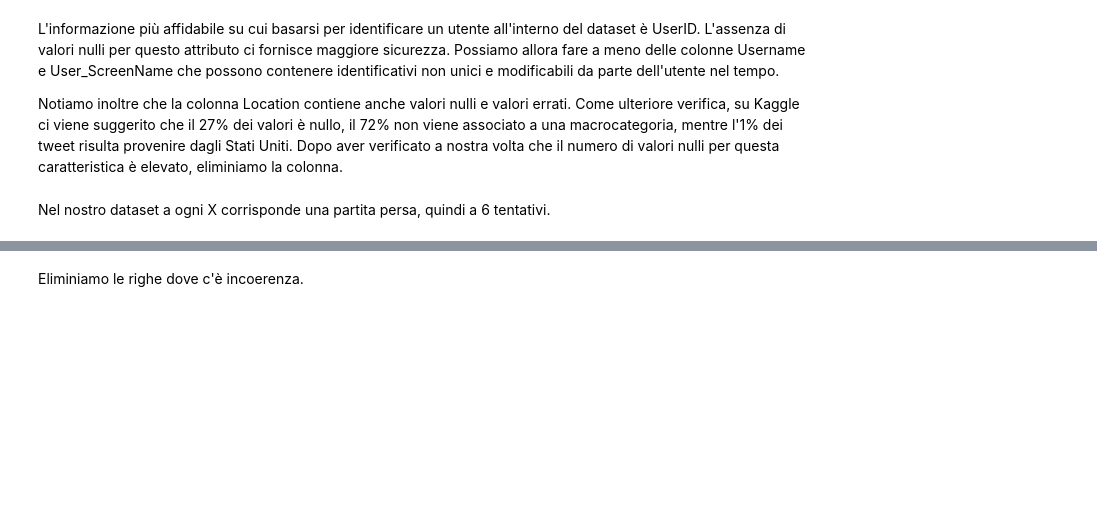
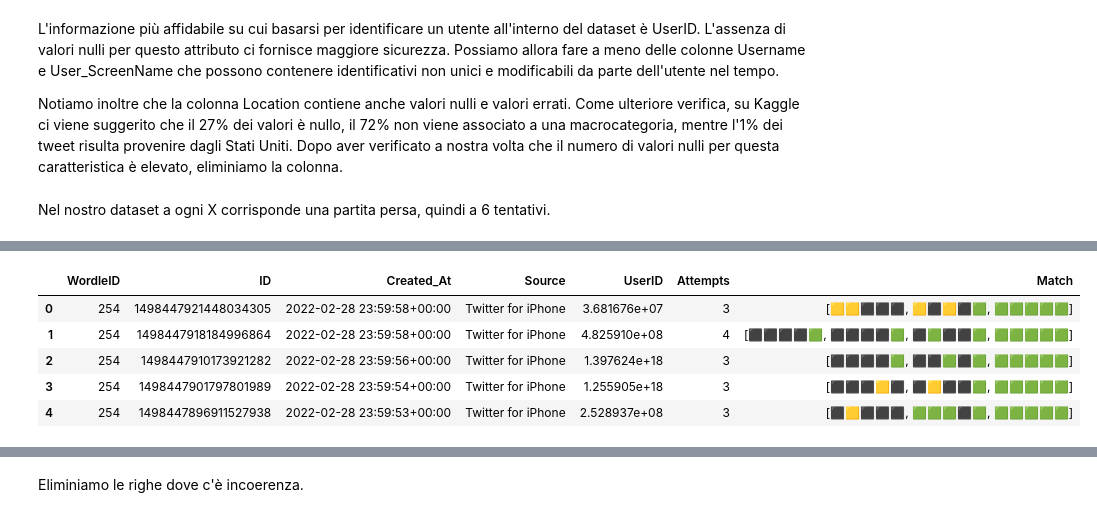
Before and after one commit to roby-ianny/IannelloSuffia_DataScienceProject, a Jupyter notebook: DataScienceProject.ipynb, the cells around one changed output, grey strips where cells are left out. Drawn from its saved outputs; the diff is of its cells as text; code cells hidden in the pictures; blank space fills up the shorter version.

```diff
--- a/DataScienceProject.ipynb
+++ b/DataScienceProject.ipynb
@@ -135,15 +117,22 @@ Number of unique matches: 3
 # %%
-colored_squares_pattern = re.compile(r'((([🟨🟩⬛⬜]{5})|([🟧🟦⬛⬜]{5})){1,6})', flags=re.UNICODE)
-wordle['Text'] = wordle['Text'].astype(str)
+colored_squares_pattern = re.compile(r'(\s[🟨🟩⬛⬜]{5})', flags=re.UNICODE)
 
 # Function to extract emojis from a text
-def extract_emojis(text):
-    matches = colored_squares_pattern.findall(text)
+#def filter_text(row):
+    #matches = colored_squares_pattern.findall(row['Text'])
+    #if not matches:
+        #return np.nan  # Label as NaN if no match found
+    #filtered_text = '-'.join(''.join(element for element in match) for match in matches)
+    #return filtered_text
+
+def filter_text(row):
+    matches = colored_squares_pattern.findall(row['Text'])
     if not matches:
-        return np.nan
-    return [match[0] for match in matches]
+        return np.nan  # Label as NaN if no match found
+    filtered_text = ''.join(''.join(element for element in match) for match in matches).replace('\n', '')
+    return filtered_text
 
-# Apply the function to the 'Text' column
-wordle['Text'] = wordle['Text'].apply(extract_emojis)
-
+# Apply the function to each row and update the 'Text' column
+wordle['Match'] = wordle.apply(filter_text, axis=1)
+wordle.isnull().sum()
 wordle.head()
@@ -149,0 +146,3 @@ wordle.head()
+# %%
+wordle['Match'] = wordle['Match'].astype(str)
+wordle['Match'] = wordle['Match'].apply(lambda x: [x[i:i+5] for i in range(0, len(x), 5)])
@@ -153,7 +161,7 @@ L'informazione più affidabile su cui basarsi per identificare un utente all'int
 Notiamo inoltre che la colonna Location contiene anche valori nulli e valori errati. Come ulteriore verifica, su Kaggle ci viene suggerito che il 27% dei valori è nullo, il 72% non viene associato a una macrocategoria, mentre l'1% dei tweet risulta provenire dagli Stati Uniti. Dopo aver verificato a nostra volta che il numero di valori nulli per questa caratteristica è elevato, eliminiamo la colonna.
 # %%
 wordle = wordle[wordle['Truncated'] != True]
-wordle.drop(columns=['Username', 'User_ScreenName', 'Location', 'Truncated'], inplace=True)
+wordle.drop(columns=['Username', 'User_ScreenName', 'Location', 'Truncated', 'Text'], inplace=True)
 # %% [markdown]
 Nel nostro dataset a ogni X corrisponde una partita persa, quindi a 6 tentativi.
 # %%
@@ -161,11 +178,15 @@ wordle.isnull().sum()
 # %%
 #wordle['Win'] = ~wordle['Attempts'].isin(['X', np.nan])
 wordle['Attempts'] = wordle['Attempts'].replace('X', '6')
 
-wordle['Text'] = wordle['Text'].astype(str)
-wordle['Text'] = wordle['Text'].apply(lambda x: [x[i:i+5] for i in range(0, len(x), 5)])
-
 # Print the first few rows to check the result
 wordle.head()
+# %% [output]
+|  | WordleID | ID | Created_At | Source | UserID | Attempts | Match |
+| 0 | 254 | 1498447921448034305 | 2022-02-28 23:59:58+00:00 | Twitter for iPhone | 3.681676e+07 | 3 | [🟨🟨⬛⬛⬛, 🟨⬛🟨⬛🟩, 🟩🟩🟩🟩🟩] |
+| 1 | 254 | 1498447918184996864 | 2022-02-28 23:59:58+00:00 | Twitter for iPhone | 4.825910e+08 | 4 | [⬛⬛⬛⬛🟩, ⬛⬛⬛⬛🟩, ⬛🟩⬛⬛🟩, 🟩🟩🟩🟩🟩] |
+| 2 | 254 | 1498447910173921282 | 2022-02-28 23:59:56+00:00 | Twitter for iPhone | 1.397624e+18 | 3 | [⬛⬛⬛⬛🟩, ⬛⬛🟩⬛🟩, 🟩🟩🟩🟩🟩] |
+| 3 | 254 | 1498447901797801989 | 2022-02-28 23:59:54+00:00 | Twitter for iPhone | 1.255905e+18 | 3 | [⬛⬛⬛🟨⬛, ⬛🟨⬛⬛🟩, 🟩🟩🟩🟩🟩] |
+| 4 | 254 | 1498447896911527938 | 2022-02-28 23:59:53+00:00 | Twitter for iPhone | 2.528937e+08 | 3 | [⬛🟨⬛⬛⬛, 🟩🟩🟩⬛🟩, 🟩🟩🟩🟩🟩] |
 # %%
 wordle.isnull().sum()
```
Also changed, not shown: parts of 30 cells of this notebook.
